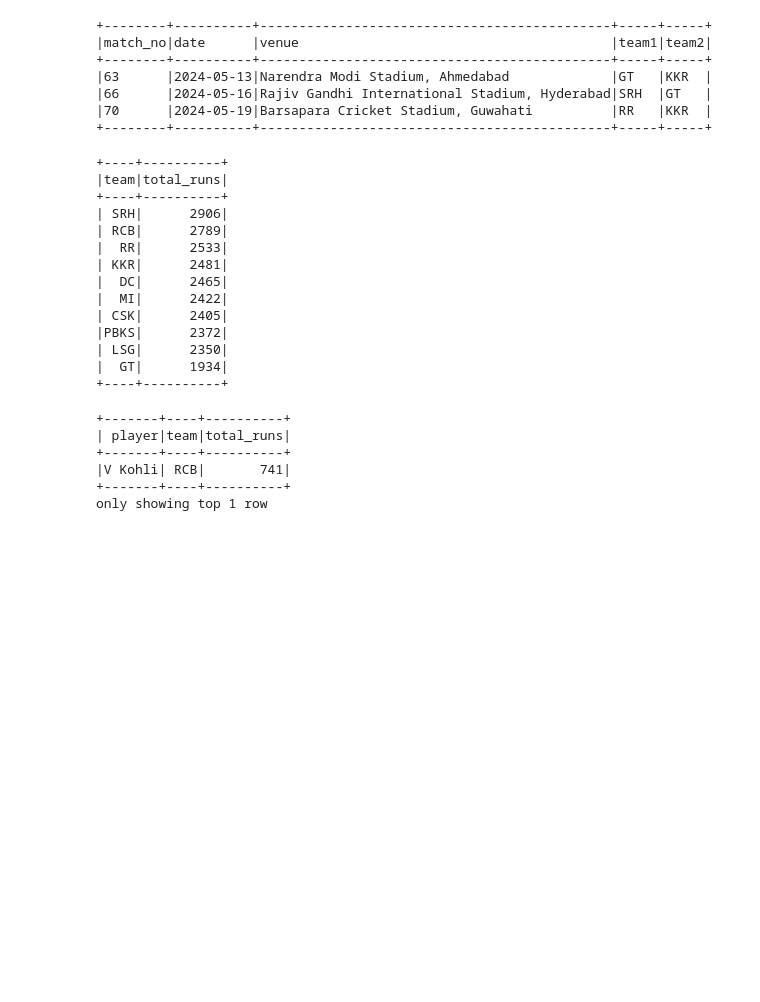
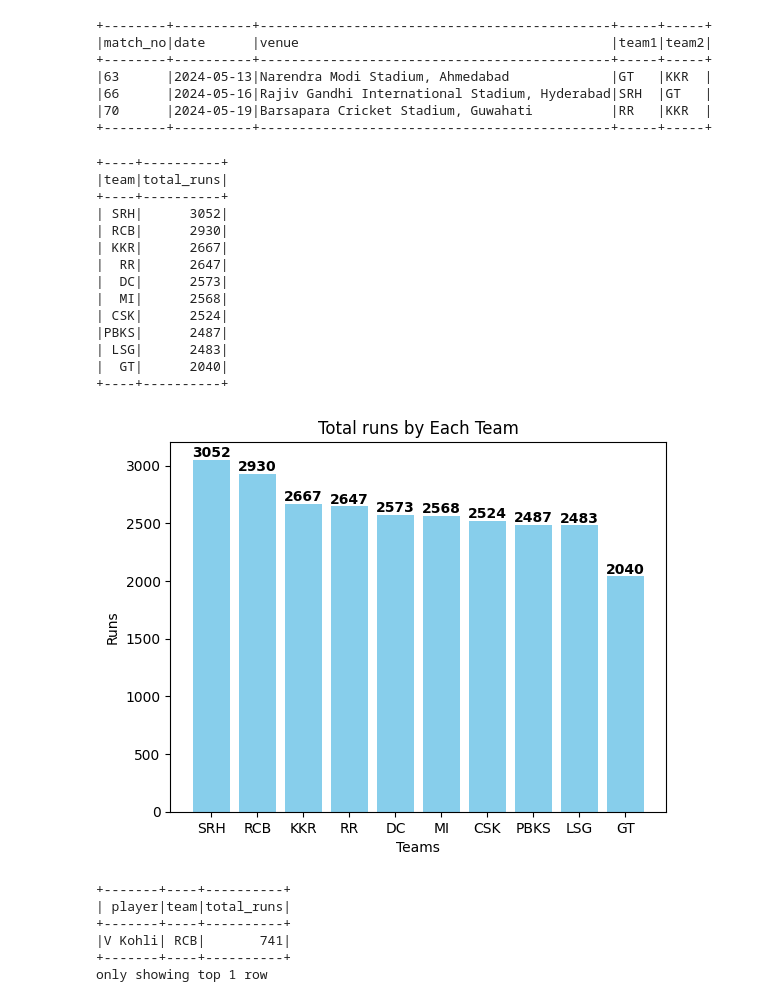
Before and after one commit to Ajuwin/IPL-2024-Cricket-Analytics, a Jupyter notebook: IPL_2024_Analysis.ipynb, the cells around one changed output. Drawn from its saved outputs; the diff is of its cells as text; code cells hidden in the pictures; blank space fills up the shorter version.

```diff
--- a/IPL_2024_Analysis.ipynb
+++ b/IPL_2024_Analysis.ipynb
@@ -261,27 +278,44 @@ matches_with_no_res_df.show(truncate=False)
 # %%
 # Find the total runs scored by each team in IPL 2024.
 
 total_runs_by_team_df = (
     ball_by_ball_df.groupBy("batting_team")
-        .agg(sum("runs_of_bat").alias("total_runs")).orderBy(col("total_runs").desc())
+        .agg(sum("total_runs").alias("total_runs")).orderBy(col("total_runs").desc())
         .select(col("batting_team").alias("team"), col("total_runs"))
 )
 total_runs_by_team_df.show()
+
+total_runs_by_team_df = total_runs_by_team_df.toPandas()
+
+x = total_runs_by_team_df["team"]
+y = total_runs_by_team_df["total_runs"]
+
+bars = plt.bar(x, y, color="skyblue")
+
+for bar in bars:
+    plt.text(bar.get_x() + bar.get_width()/2, bar.get_height(),
+             str(int(bar.get_height())), ha='center', va='bottom', fontsize=10, fontweight='bold')
+
+plt.xlabel("Teams")
+plt.ylabel("Runs")
+plt.title("Total runs by Each Team")
+plt.show()
 # %% [output]
 +----+----------+
 |team|total_runs|
 +----+----------+
-| SRH|      2906|
-| RCB|      2789|
-|  RR|      2533|
-| KKR|      2481|
-|  DC|      2465|
-|  MI|      2422|
-| CSK|      2405|
-|PBKS|      2372|
-| LSG|      2350|
-|  GT|      1934|
+| SRH|      3052|
+| RCB|      2930|
+| KKR|      2667|
+|  RR|      2647|
+|  DC|      2573|
+|  MI|      2568|
+| CSK|      2524|
+|PBKS|      2487|
+| LSG|      2483|
+|  GT|      2040|
 +----+----------+
+[figure, added]
 # %%
 # Identify the player with the most runs in the season. (Orange cap holder)
 
```
Also changed, not shown: parts of 7 cells of this notebook.
